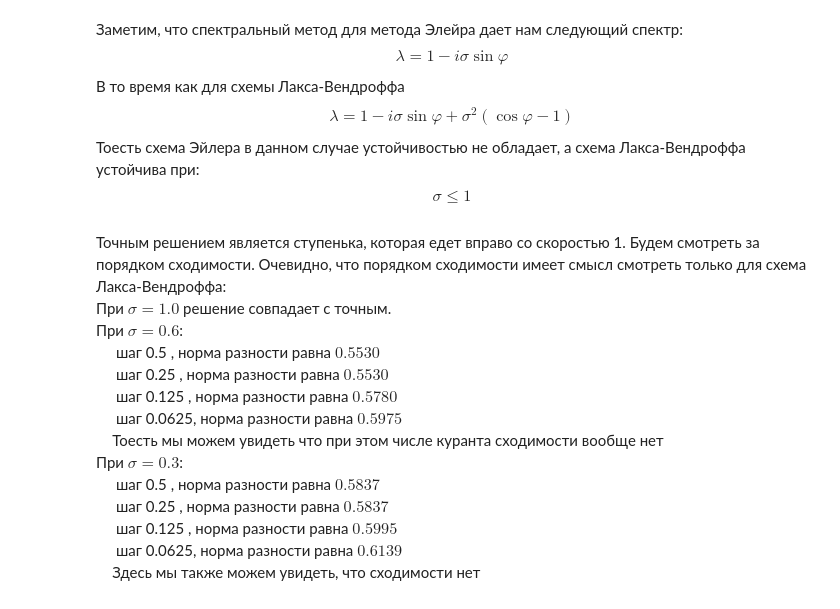
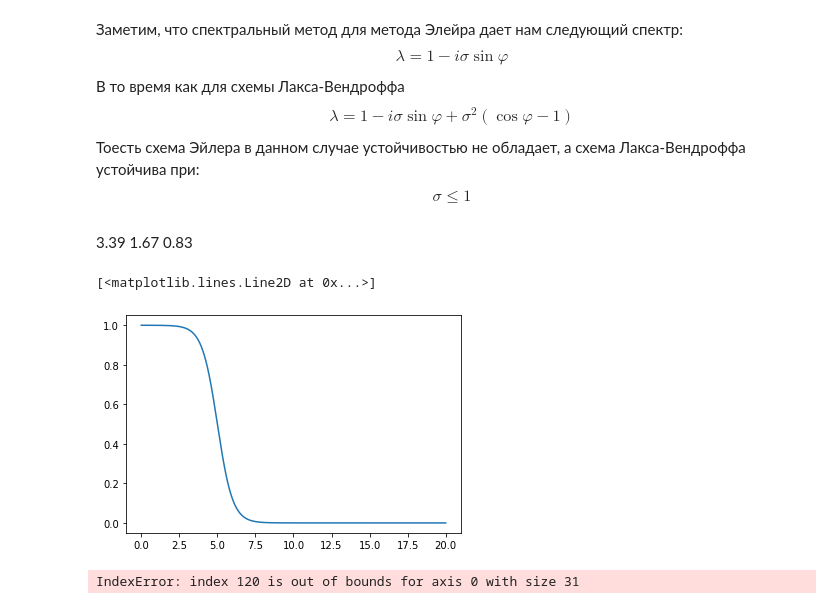
Before and after one commit to andrey4287252/calcmath, a Jupyter notebook: mberezovik_hw_spring_2/10.3.ipynb, the cells around one changed output. Drawn from its saved outputs; the diff is of its cells as text; code cells hidden in the pictures.

```diff
--- a/mberezovik_hw_spring_2/10.3.ipynb
+++ b/mberezovik_hw_spring_2/10.3.ipynb
@@ -82,7 +81,0 @@ plt.plot(x,y_lak[N]-vf(x))
-# %%
-maxi = 0
-for i in range(N+1):
-    a = np.linalg.norm(y_lak[N-i]-vf(x+i*dt),np.inf)
-    if (a>maxi):
-        maxi = a
-maxi
@@ -101,19 +106,20 @@ $$
 $$
 \sigma \leq 1
 $$
-# %% [markdown]
-Точным решением является ступенька, которая едет вправо со скоростью 1.
-Будем смотреть за порядком сходимости. Очевидно, что порядком сходимости имеет смысл смотреть только для схема Лакса-Вендроффа:\
-При $\sigma = 1.0$ решение совпадает с точным.\
-При $\sigma = 0.6$: \
-$\quad$ шаг 0.5 , норма разности равна $0.5530$\
-$\quad$ шаг 0.25 , норма разности равна $0.5530$\
-$\quad$ шаг 0.125 , норма разности равна $0.5780$\
-$\quad$ шаг 0.0625, норма разности равна $0.5975$\
-$\quad$Тоесть мы можем увидеть что при этом числе куранта сходимости вообще нет\
-При $\sigma = 0.3$: \
-$\quad$ шаг 0.5 , норма разности равна $0.5837$\
-$\quad$ шаг 0.25 , норма разности равна $0.5837$\
-$\quad$ шаг 0.125 , норма разности равна $0.5995$\
-$\quad$ шаг 0.0625, норма разности равна $0.6139$\
-$\quad$Здесь мы также можем увидеть, что сходимости нет
+# %% [markdown]
+3.39
+1.67
+0.83
+# %%
+def g(x,a):
+    if (x >= a-4):
+        return 1/(1+math.e**(2*(x-a)))
+    else:
+        return 1
+# %%
+x_prob = np.arange(0,20.00001,0.001)
+y_prob = np.array([g(l,5) for l in x_prob])
+plt.plot(x_prob,y_prob)
+# %% [output]
+[<matplotlib.lines.Line2D at 0x...>]
+[figure, added]
@@ -119,0 +147,4 @@ $\quad$Здесь мы также можем увидеть, что сходим
+# %%
+plt.plot(x,y_lak[120])
+# %% [output]
+IndexError: index 120 is out of bounds for axis 0 with size 31
```
Also changed, not shown: parts of 16 cells of this notebook.
